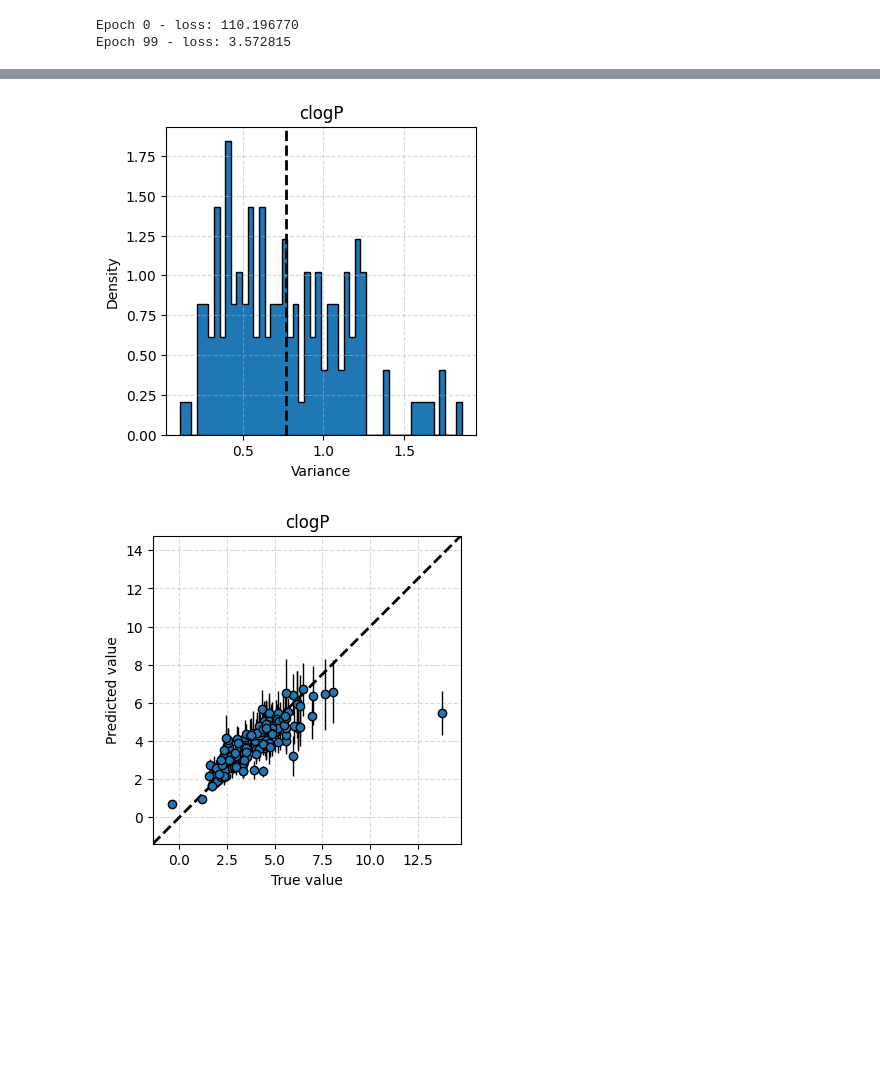
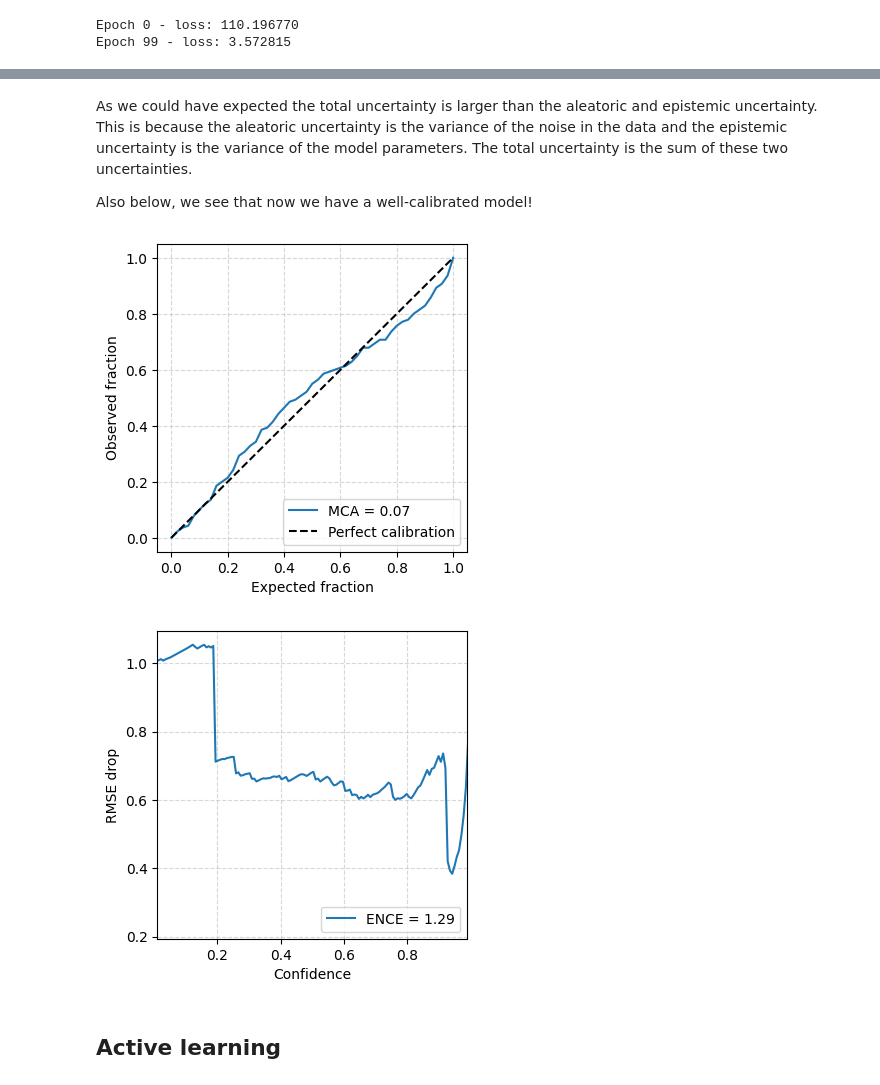
Before and after one commit to CDDLeiden/ULLA2023-Leiden, a Jupyter notebook: practicals/03_uncertainty_active_learning/03_uncertainty_active_learning.ipynb, the cells around one changed output, grey strips where cells are left out. Cells and saved outputs as stored; diff of their text form; code cells hidden in the pictures; blank space fills up the shorter version.

```diff
--- a/practicals/03_uncertainty_active_learning/03_uncertainty_active_learning.ipynb
+++ b/practicals/03_uncertainty_active_learning/03_uncertainty_active_learning.ipynb
@@ -235,5 +254,6 @@ HIDDEN_SIZE = 64
 # %%
 from scipy.stats import norm, spearmanr
+from scipy.integrate import simps
 
 def compute_calibration_curve(y_true, y_mean, y_var, step=0.01):
 
@@ -260,13 +280,14 @@ def compute_calibration_curve(y_true, y_mean, y_var, step=0.01):
     """
 
     expected_frac = np.array( [ 2*i for i in np.arange(0,0.5+step,step) ] )
+    nmols = len(y_true)
     real_frac = []
     for j in range(len(expected_frac)):
         plow = 0.5 - expected_frac[j] / 2
         pup = 0.5 + expected_frac[j] / 2
         cum = 0
         for k in range(nmols):
-            if norm.ppf(plow, loc=y_pred[k], scale=y_var[k]) <= y[k] <= norm.ppf(pup, loc=y_pred[k], scale=y_var[k]): cum += 1
+            if norm.ppf(plow, loc=y_mean[k], scale=y_var[k]) <= y_true[k] <= norm.ppf(pup, loc=y_mean[k], scale=y_var[k]): cum += 1
         real_frac.append(cum/nmols)
 
     c_norm = simps(np.array(expected_frac))
@@ -294,7 +315,7 @@ def plot_calibration_curve(y_true, y_mean, y_var):
 
     fig, ax = plt.subplots(figsize=(4, 4))
 
-    ax.plot(expected_frac, real_frac, 'o-', label='MCA = {:.2f}'.format(mca))
+    ax.plot(expected_frac, real_frac, '-', label='MCA = {:.2f}'.format(mca))
     ax.plot([0, 1], [0, 1], 'k--', label='Perfect calibration')
     ax.set_xlabel('Expected fraction')
     ax.set_ylabel('Observed fraction')
@@ -502,12 +582,14 @@ Once againg, lets create some helper functions to train and evaluate the model.
 # %%
 def trainWithoutDropout(dataloader, model, epochs):
 
+    device = torch.device("cpu")
+    loss_fn = nn.MSELoss()
+    optimizer = torch.optim.Adam(model.parameters(), lr=1e-4, weight_decay=1e-5)
+
     for epoch in range(epochs):
-        device = torch.device("cpu")
-        loss_fn = nn.MSELoss()
-        optimizer = torch.optim.Adam(model.parameters(), lr=1e-3, weight_decay=1e-4)
         model.train()
         disable_dropout(model) #disable dropout layers during training
+
         for batch, (X, y) in enumerate(dataloader):
             X, y = X.to(device), y.to(device)
 
@@ -583,14 +681,18 @@ Epoch 99 - loss: 3.572815
+# %% [markdown]
+As we could have expected the total uncertainty is larger than the aleatoric and epistemic uncertainty.
+This is because the aleatoric uncertainty is the variance of the noise in the data and the epistemic uncertainty is the variance of the model parameters.
+The total uncertainty is the sum of these two uncertainties.
+
+Also below, we see that now we have a well-calibrated model!
 # %%
-from utils import variance_distribution_plot, correlation_plot
+y_true = data[data.Subset == 'Test']['clogP'].values
+y_mean = y_test_mean.detach().numpy()
+y_var = y_test_var.detach().numpy()
 
-variance_distribution_plot(y_test_var, 'clogP')
-
-correlation_plot(
-    data[data.Subset == 'Test']['clogP'].values,
-    y_test_mean.detach().numpy(),
-    y_test_var.detach().numpy(),
-    title='clogP',
-)
+plot_calibration_curve(y_true, y_mean, y_var)
+plot_rmsedrop(y_true, y_mean, y_var)
 # %% [output]
-[figure, old version]
+[figure, new version]
-[figure, old version]
+[figure, new version]
+# %% [markdown]
+## Active learning
```
Also changed, not shown: parts of 31 cells of this notebook, 4 other files.
